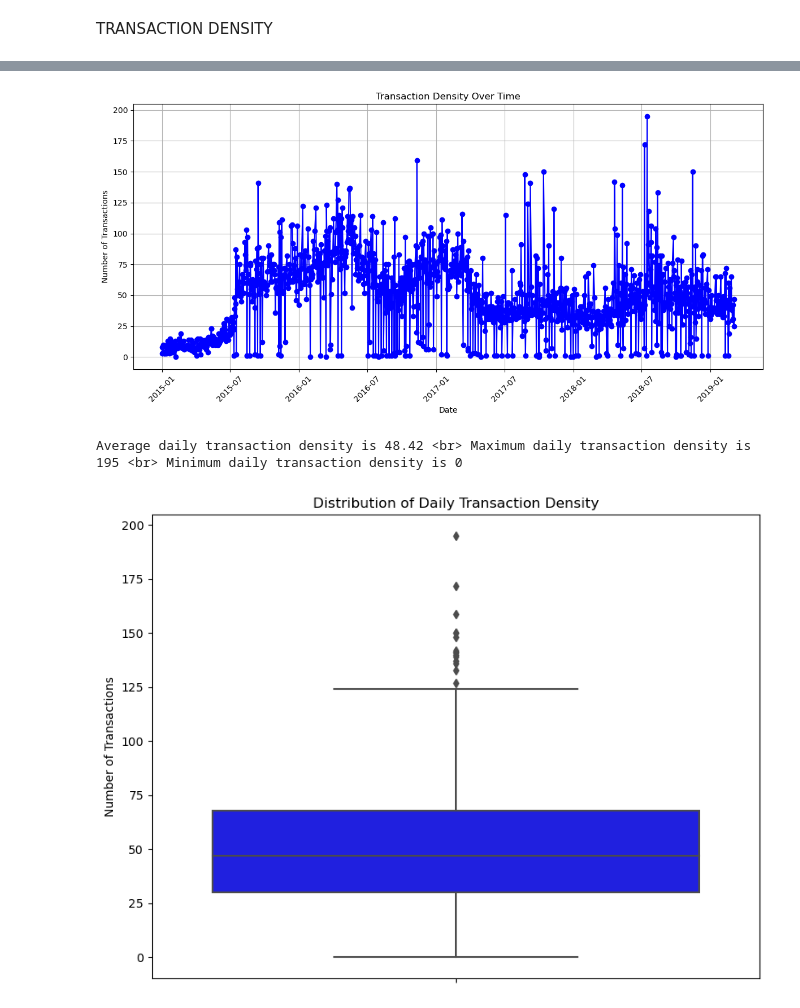
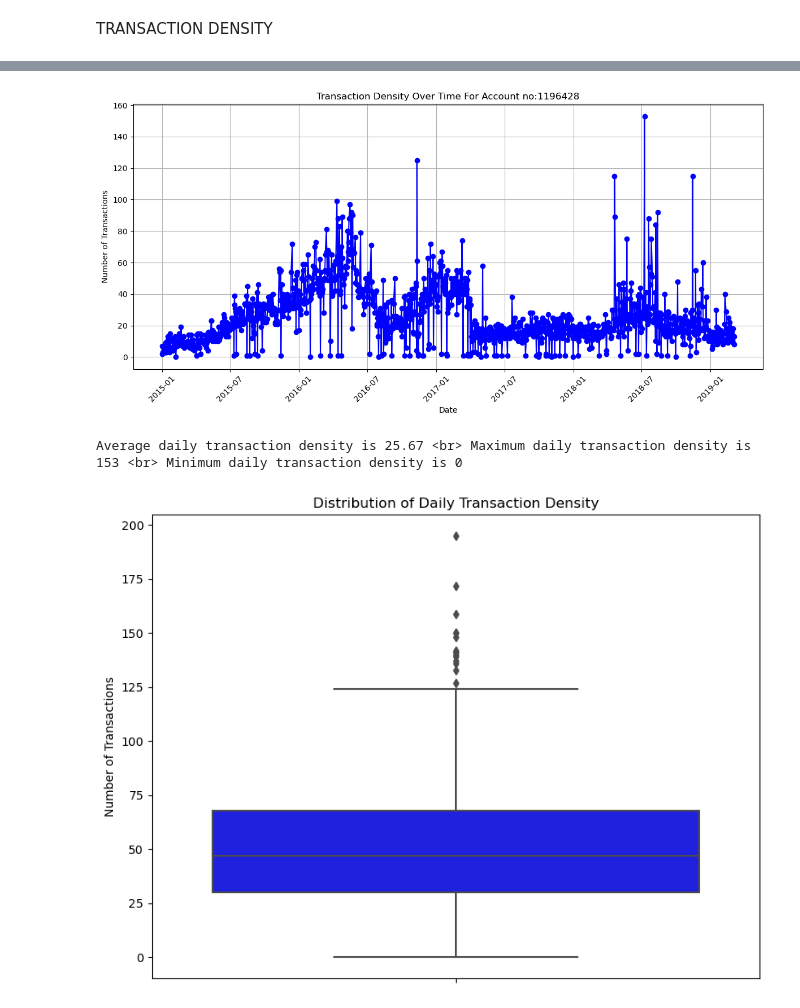
Before and after one commit to SivaKumarPalanirajan/Financial_Advisory_Chatbot, a Jupyter notebook: Notebooks/preprocess_data.ipynb, the cells around one changed output, grey strips where cells are left out. Cells and saved outputs as stored; diff of their text form; code cells hidden in the pictures.

Commit message:
Made changes to the transaction density calculation

```diff
--- a/Notebooks/preprocess_data.ipynb
+++ b/Notebooks/preprocess_data.ipynb
@@ -231,21 +265,23 @@ TRANSACTION DENSITY
 # %%
-transaction_density = df.groupby("VALUE DATE")["DEPOSIT AMT"].count()
+transaction_density=df.groupby(['Account No','VALUE DATE'])['DEPOSIT AMT'].count()
+acc_no=1196428
+transaction_density=transaction_density[acc_no]
 plt.figure(figsize=(12, 6))
 plt.plot(transaction_density.index, transaction_density.values, marker='o', linestyle='-', color='b')
-plt.title('Transaction Density Over Time')
+plt.title(f'Transaction Density Over Time For Account no:{acc_no}')
 plt.xlabel('Date')
 plt.ylabel('Number of Transactions')
 plt.grid(True)
 plt.xticks(rotation=45)
 plt.tight_layout()
 plt.show()
 avg_transaction_density = transaction_density.mean()
 max_transaction_density = transaction_density.max()
 min_transaction_density = transaction_density.min()
 print(f"Average daily transaction density is {avg_transaction_density:.2f} <br> Maximum daily transaction density is {max_transaction_density} <br> Minimum daily transaction density is {min_transaction_density}")
 # %% [output]
-[figure, old version]
+[figure, new version]
-Average daily transaction density is 48.42 <br> Maximum daily transaction density is 195 <br> Minimum daily transaction density is 0
+Average daily transaction density is 25.67 <br> Maximum daily transaction density is 153 <br> Minimum daily transaction density is 0
 # %%
 plt.figure(figsize=(8, 6))
 sns.boxplot(y=transaction_density.values, color='b')
```
Also changed, not shown: parts of 3 cells of this notebook, 3 other files.
